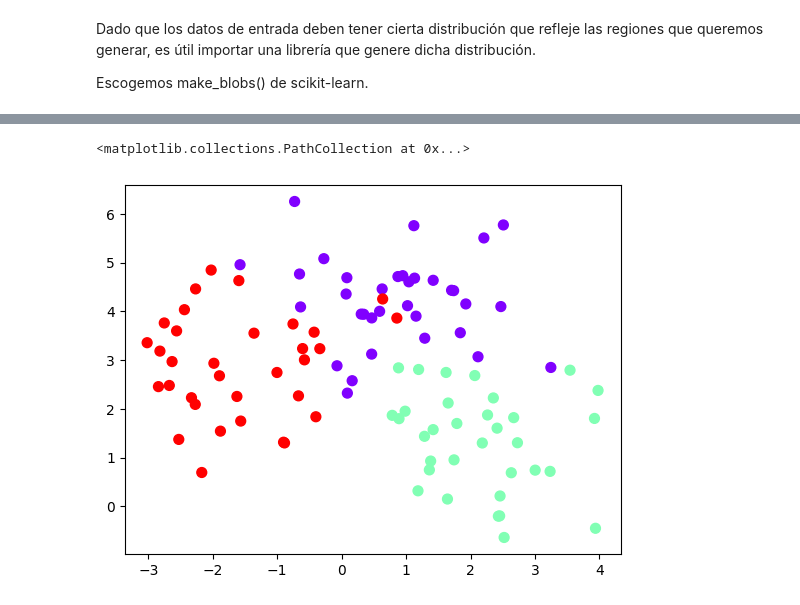
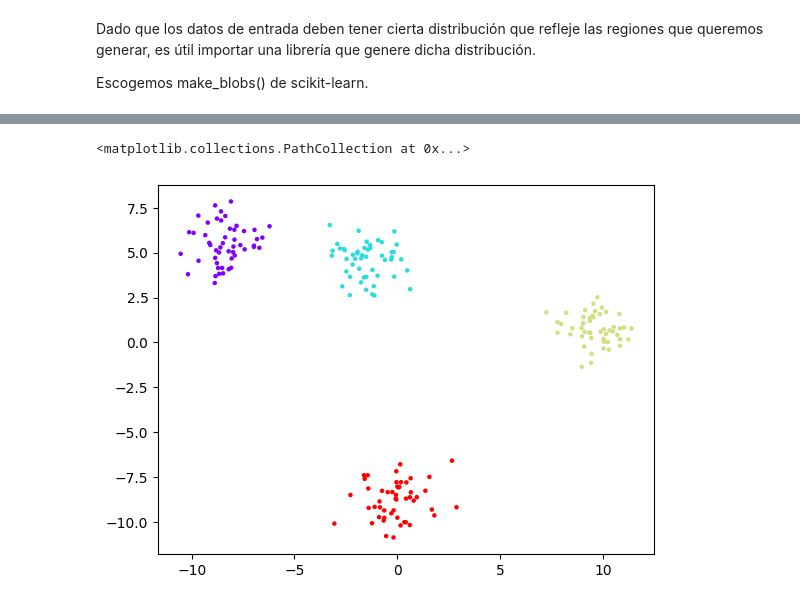
Before and after one commit to evcereti/Aprendiendo_ML_y_DS, a Jupyter notebook: K_means_clustering.ipynb, the cells around one changed output, grey strips where cells are left out. Drawn from its saved outputs; the diff is of its cells as text; code cells hidden in the pictures.

```diff
--- a/K_means_clustering.ipynb
+++ b/K_means_clustering.ipynb
@@ -24,4 +24,4 @@ Dado que los datos de entrada deben tener cierta distribución que refleje las r
 Escogemos make_blobs() de scikit-learn.
 # %%
 from sklearn.datasets import make_blobs
-x, y = make_blobs(n_samples=100, centers=3, n_features=2, random_state=0)
+X, y = make_blobs(n_samples=200, centers=4, n_features=2, random_state=7)
@@ -28,6 +45,6 @@ x, y = make_blobs(n_samples=100, centers=3, n_features=2, random_state=0)
 # %%
 import matplotlib.pyplot as plt
-plt.scatter(x[:, 0], x[:, 1], c=y, s=50, cmap='rainbow')
+plt.scatter(X[:, 0], X[:, 1], c=y, s=5, cmap='rainbow')
 # %% [output]
 <matplotlib.collections.PathCollection at 0x...>
-[figure, old version]
+[figure, new version]
```
Also changed, not shown: parts of 11 cells of this notebook.
